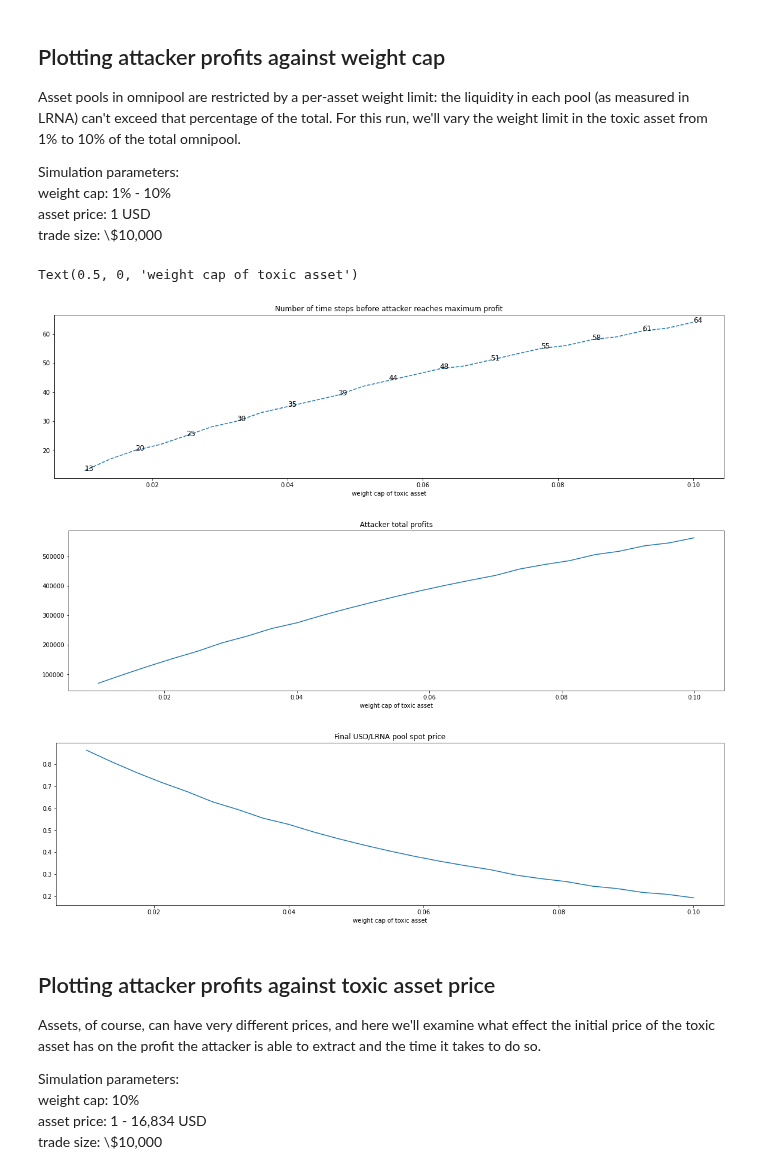
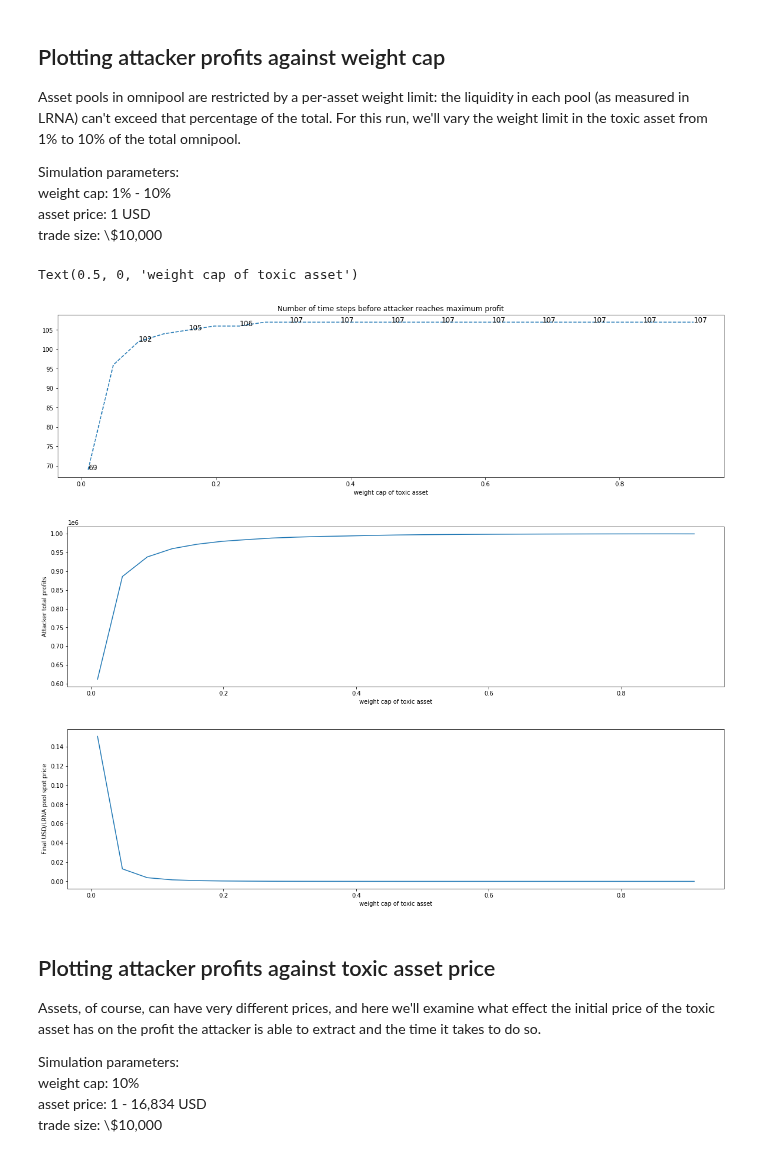
Before and after one commit to galacticcouncil/HydraDX-simulations, a Jupyter notebook: hydradx/notebooks/Omnipool/ToxicAssetAttack.ipynb, the cells around one changed output. Cells and saved outputs as stored; diff of their text form; code cells hidden in the pictures.

```diff
--- a/hydradx/notebooks/Omnipool/ToxicAssetAttack.ipynb
+++ b/hydradx/notebooks/Omnipool/ToxicAssetAttack.ipynb
@@ -42,7 +42,8 @@ initial_state = GlobalState(
                 'shitcoin': {'liquidity': 10000, 'LRNA_price': lrna_price('shitcoin'), 'weight_cap': 0.1},
             },
             lrna_fee=0,
-            asset_fee=0
+            asset_fee=0,
+            # trade_limit_per_block=float('inf')
         )
     },
     agents={
@@ -63,6 +64,7 @@ time_steps = 400
 trade_size_events = []
 asset_price_events = []
 weight_cap_events = []
+trade_limit_events = []
 
 trade_factor = 2000
 for i in range(runs):
@@ -77,7 +79,7 @@ for i in range(runs):
     # print(copy_state)
     trade_size_events.append(run.run(copy_state, time_steps=time_steps, silent=True))
 
-weight_factor = 0.09 / (runs - 1)
+weight_factor = 0.9 / (runs - 1)
 for i in range(runs):
     clear_output(wait=True)
     copy_state = initial_state.copy()
@@ -90,16 +92,29 @@ for i in range(runs):
     weight_cap_events.append(run.run(copy_state, time_steps=time_steps, silent=True))
 
 asset_price_factor = 1.5
+asset_price = []
 for i in range(runs):
     clear_output(wait=True)
     copy_state = initial_state.copy()
     price_dict['shitcoin'] = asset_price_factor ** i
     copy_state.external_market['shitcoin'] = round(price_dict['shitcoin'], 1)
     copy_state.pools['omnipool'].lrna['shitcoin'] /= lrna_price('shitcoin')
+    asset_price.append(copy_state.external_market['shitcoin'])
 
 
     print(f"Running simulation with asset price {copy_state.external_market['shitcoin']}...  {int(i/runs * 100)}%")
 
     # print(copy_state)
     asset_price_events.append(run.run(copy_state, time_steps=time_steps, silent=True))
+
+trade_cap_factor = 0.9 / (runs - 1)
+for i in range(runs):
+    clear_output(wait=True)
+    copy_state = initial_state.copy()
+    copy_state.pools['omnipool'].trade_limit_per_block = 0.1 + trade_cap_factor * i
+
+    print(f"Running simulation with per-block trade limit {round(copy_state.pools['omnipool'].trade_limit_per_block * 100, 1)}%...  {int(i/runs * 100)}%")
+
+    # print(copy_state)
+    trade_limit_events.append(run.run(copy_state, time_steps=time_steps, silent=True))
 # %% [output]
@@ -193,37 +208,37 @@ ax = plt.subplot(111)
 ax.plot(
     weight_cap,
     time_to_drain,
     '--'
 )
 plt.title('Number of time steps before attacker reaches maximum profit')
 plt.xlabel('weight cap of toxic asset')
 points = list(range(runs))[::int(runs/10)]
 # plt.scatter([trade_factor * (i + 1) for i in points], [time_to_drain[i] for i in points])
 for i in points:
     plt.text(weight_cap[i], time_to_drain[i], time_to_drain[i], fontsize=12)
 
 plt.figure(figsize=(20, 5))
 ax = plt.subplot(111)
 ax.plot(
     weight_cap,
     [run[-1]['state'].agents['Attacker'].holdings['USD'] for run in weight_cap_events],
 )
 plt.ylabel('Attacker total profits')
 plt.xlabel('weight cap of toxic asset')
 
 plt.figure(figsize=(20, 5))
 ax = plt.subplot(111)
 ax.plot(
     weight_cap,
-    [1/run[-1]['state'].pools['omnipool'].lrna_price['USD'] for run in weight_cap_events],
+    [1/run[-1]['state'].pools['omnipool'].lrna_price('USD') for run in weight_cap_events],
 )
 plt.ylabel('Final USD/LRNA pool spot price')
 plt.xlabel('weight cap of toxic asset')
 # %% [output]
 Text(0.5, 0, 'weight cap of toxic asset')
-[figure, old version]
+[figure, new version]
-[figure, old version]
+[figure, new version]
-[figure, old version]
+[figure, new version]
 # %% [markdown]
 ## Plotting attacker profits against toxic asset price
 Assets, of course, can have very different prices, and here we'll examine what effect the initial price of the toxic asset has on the profit the attacker is able to extract and the time it takes to do so.
```
Also changed, not shown: parts of 6 cells of this notebook.
